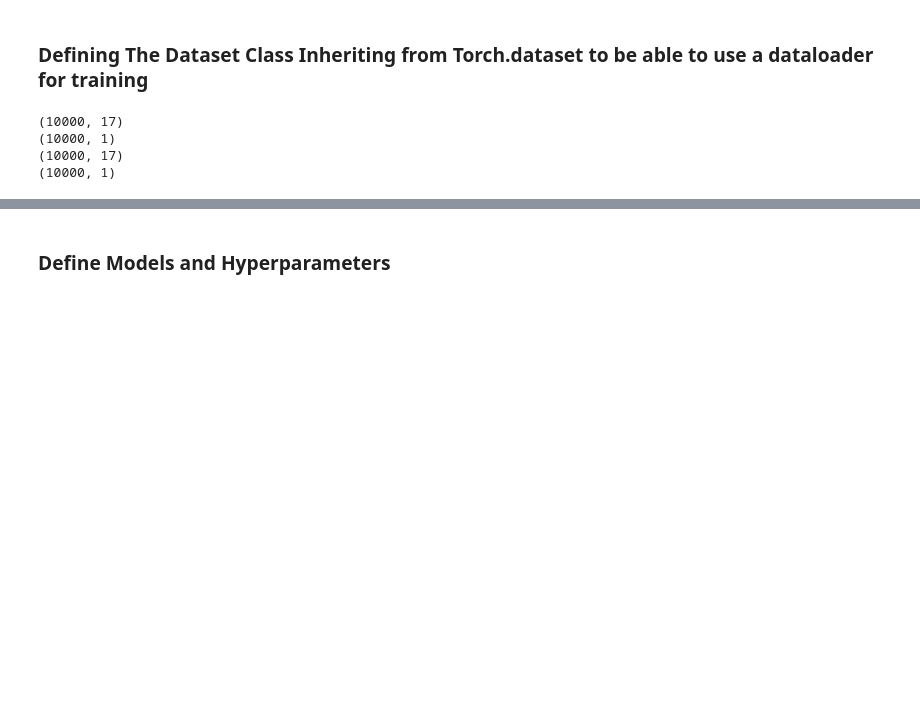
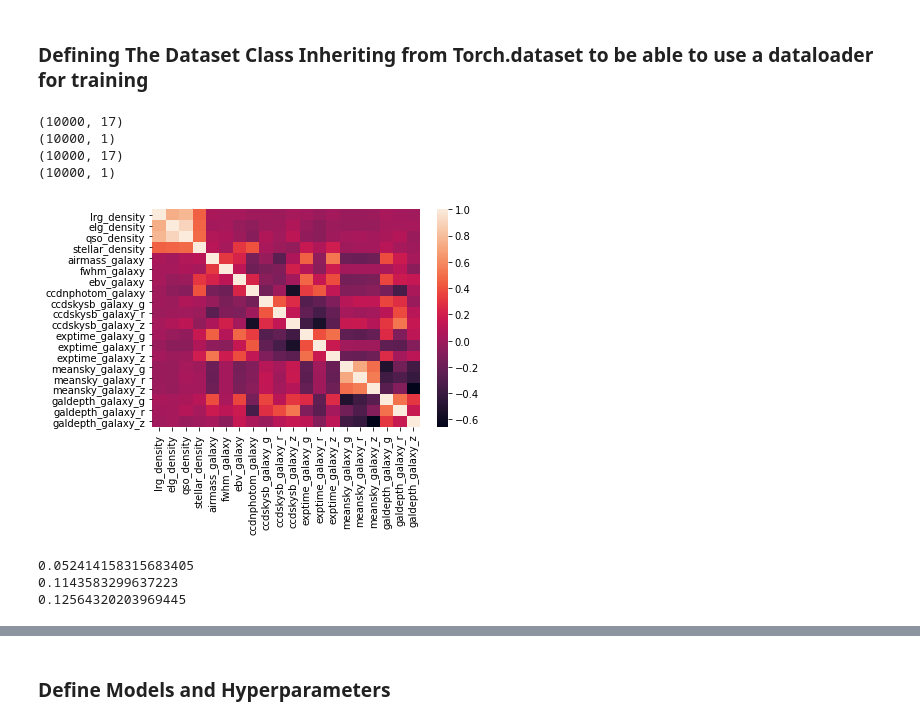
Before and after one commit to elleggert/astrostatistics, a Jupyter notebook: data_exploration/neural_net_density.ipynb, the cells around one changed output, grey strips where cells are left out. Saved outputs shown, nothing was run; the diff lists cells and outputs as text; code cells hidden in the pictures; blank space fills up the shorter version.

```diff
--- a/data_exploration/neural_net_density.ipynb
+++ b/data_exploration/neural_net_density.ipynb
@@ -79,4 +81,18 @@ testdata = DensitySurvey(test_df, 'LRG')
 (10000, 1)
 (10000, 17)
 (10000, 1)
+# %%
+corrMatrix = df.corr()
+sns.heatmap(corrMatrix, annot=False)
+plt.show()
+# %% [output]
+[figure, added]
+# %%
+print(df['lrg_density'].mean())
+print(df['elg_density'].mean())
+print(df['qso_density'].mean())
+# %% [output]
+0.052414158315683405
+0.1143583299637223
+0.12564320203969445
 # %%
```
Also changed, not shown: parts of 2 cells of this notebook, 3 other files.
